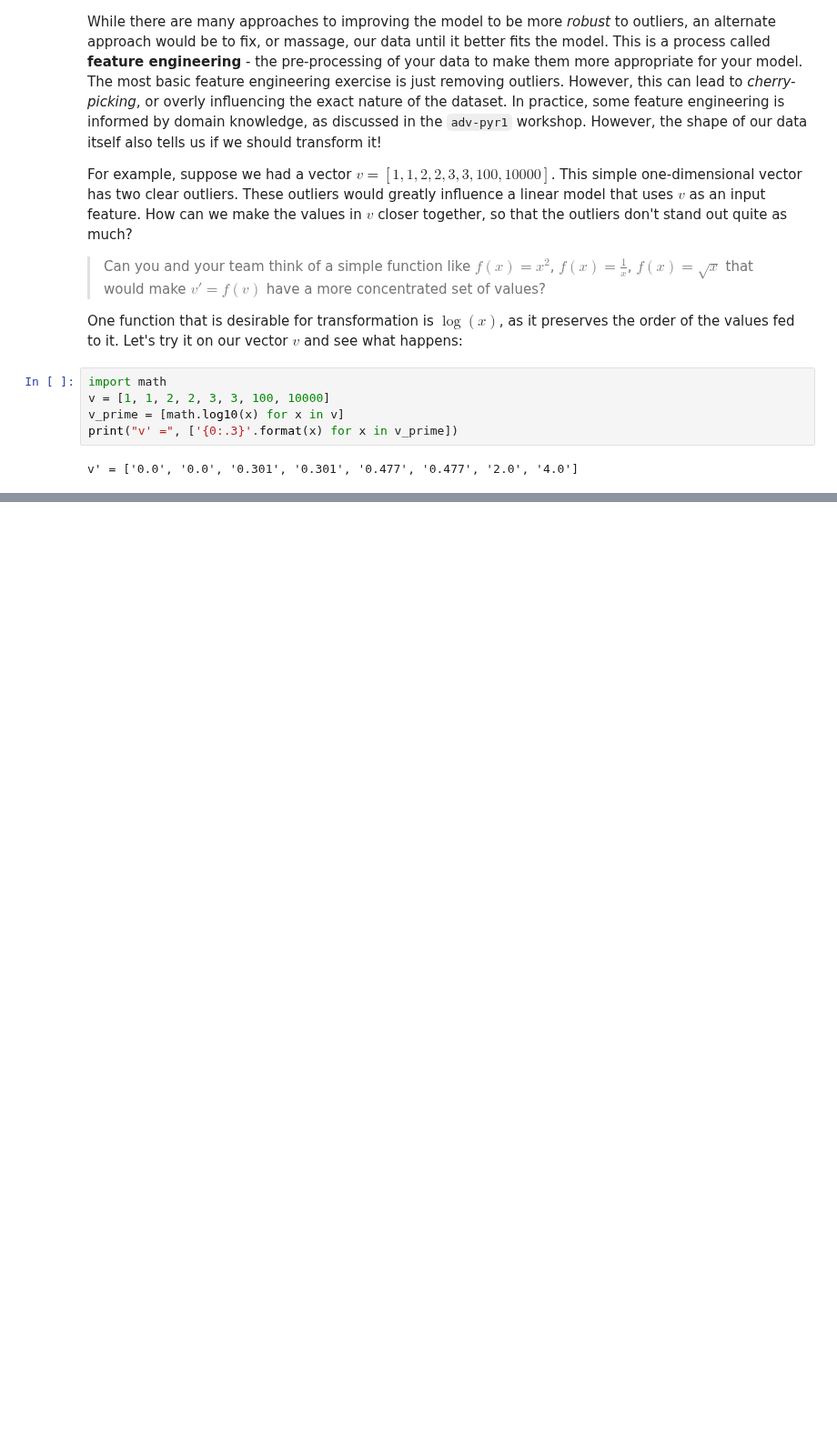
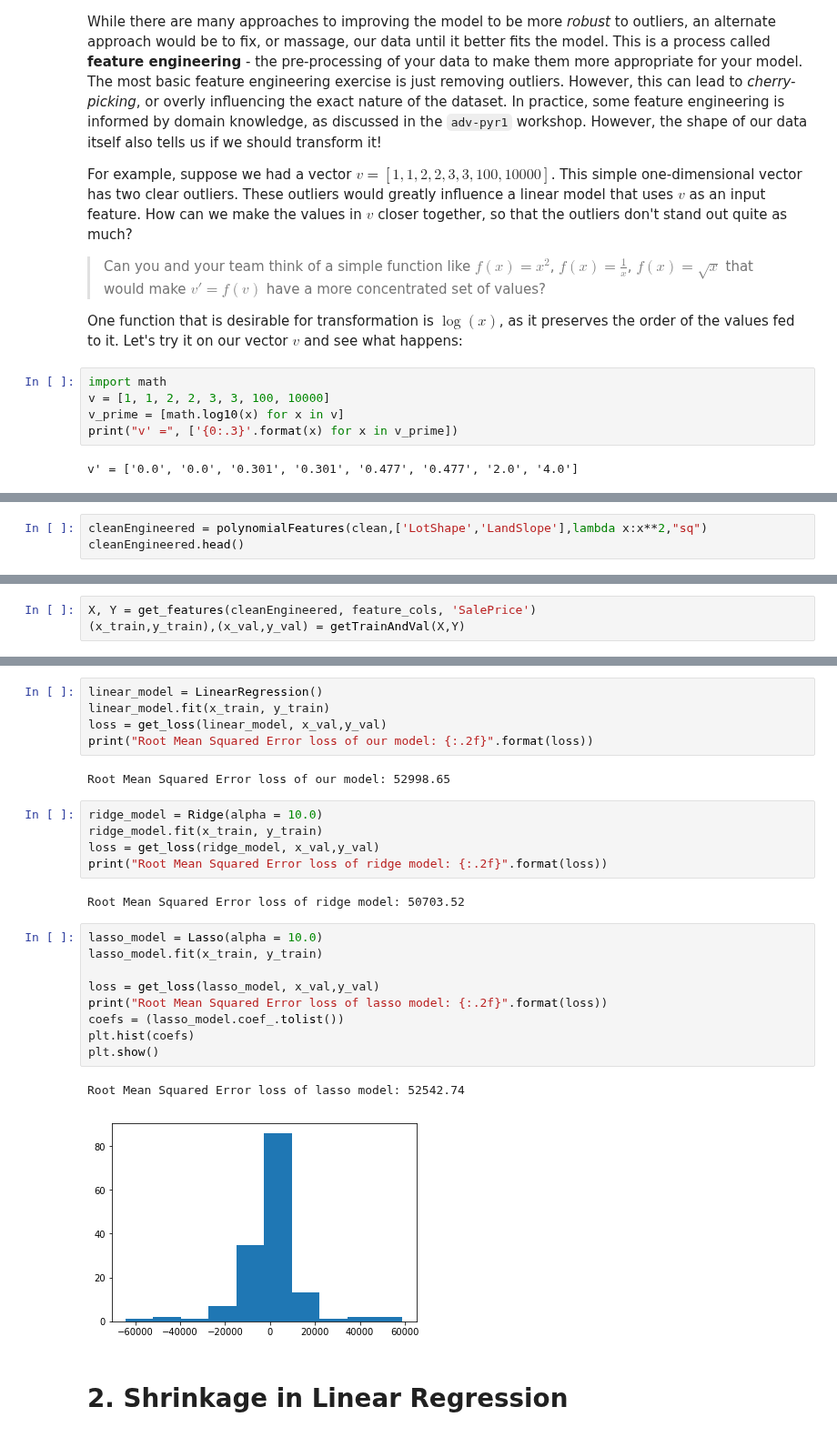
Before and after one commit to SUSA-org/crash-course, a Jupyter notebook: Kaggle/kaggle2.ipynb, the cells around one changed output, grey strips where cells are left out. Shown at 91% size. Saved outputs shown, nothing was run; the diff lists cells and outputs as text; blank space fills up the shorter version.

```diff
--- a/Kaggle/kaggle2.ipynb
+++ b/Kaggle/kaggle2.ipynb
@@ -115,0 +198,3 @@ Feature engineering is actually how polynomial regression is performed.
+# %%
+cleanEngineered = polynomialFeatures(clean,['LotShape','LandSlope'],lambda x:x**2,"sq")
+cleanEngineered.head()
@@ -115,0 +211,3 @@ Feature engineering is actually how polynomial regression is performed.
+# %%
+X, Y = get_features(cleanEngineered, feature_cols, 'SalePrice')
+(x_train,y_train),(x_val,y_val) = getTrainAndVal(X,Y)
@@ -116,3 +228,31 @@ Feature engineering is actually how polynomial regression is performed.
+# %%
+linear_model = LinearRegression()
+linear_model.fit(x_train, y_train)
+loss = get_loss(linear_model, x_val,y_val)
+print("Root Mean Squared Error loss of our model: {:.2f}".format(loss))
+# %% [output]
+Root Mean Squared Error loss of our model: 52998.65
+# %%
+ridge_model = Ridge(alpha = 10.0)
+ridge_model.fit(x_train, y_train)
+loss = get_loss(ridge_model, x_val,y_val)
+print("Root Mean Squared Error loss of ridge model: {:.2f}".format(loss))
+# %% [output]
+Root Mean Squared Error loss of ridge model: 50703.52
+# %%
+lasso_model = Lasso(alpha = 10.0)
+lasso_model.fit(x_train, y_train)
+
+loss = get_loss(lasso_model, x_val,y_val)
+print("Root Mean Squared Error loss of lasso model: {:.2f}".format(loss))
+coefs = (lasso_model.coef_.tolist())
+plt.hist(coefs)
+plt.show()
+# %% [output]
+Root Mean Squared Error loss of lasso model: 52542.74
+[figure, added]
+# %% [markdown]
+# 2. Shrinkage in Linear Regression
 # %% [markdown]
 <a id='conclusion'></a>
 # Conclusion
```
Also changed, not shown: parts of 10 cells of this notebook.
